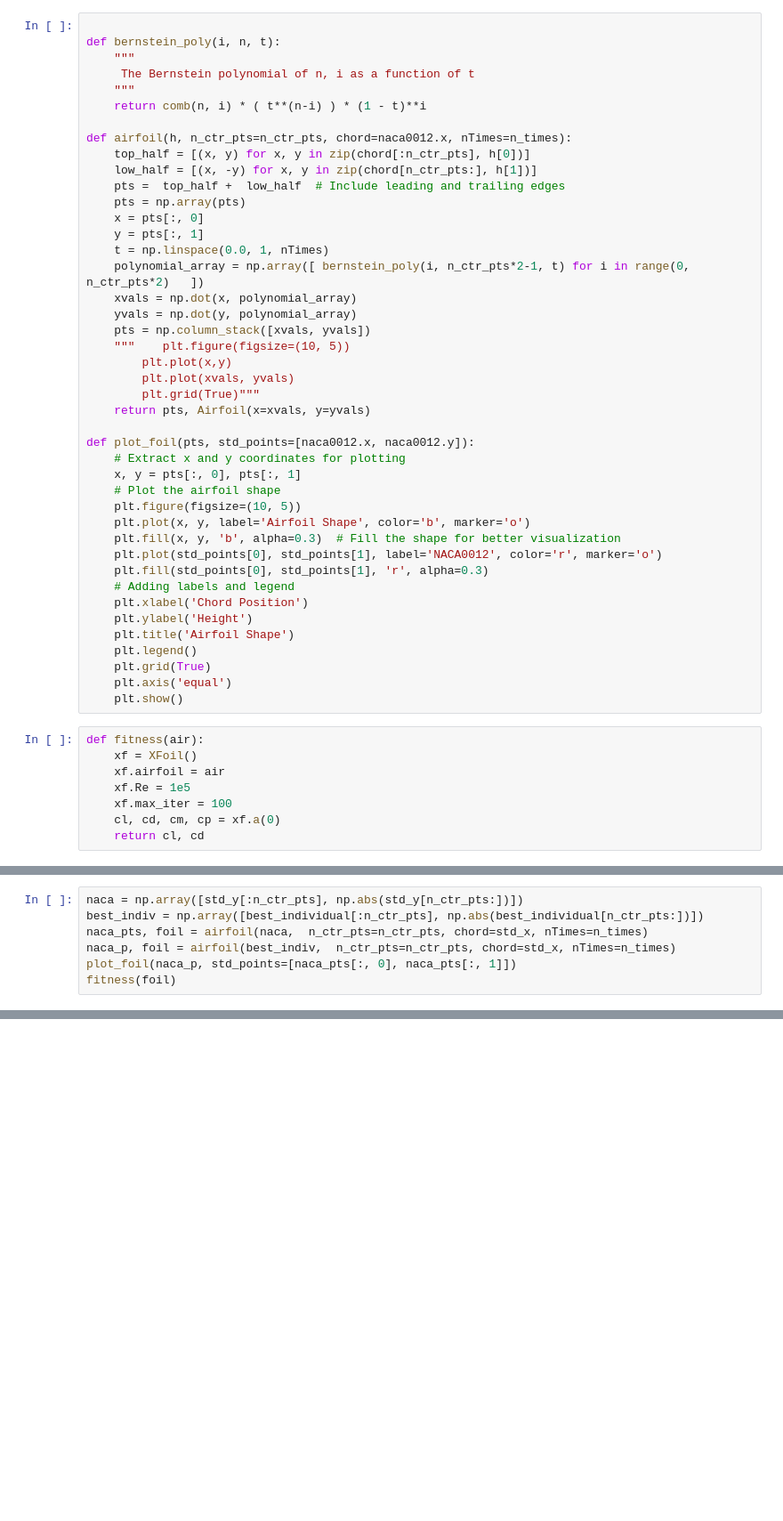
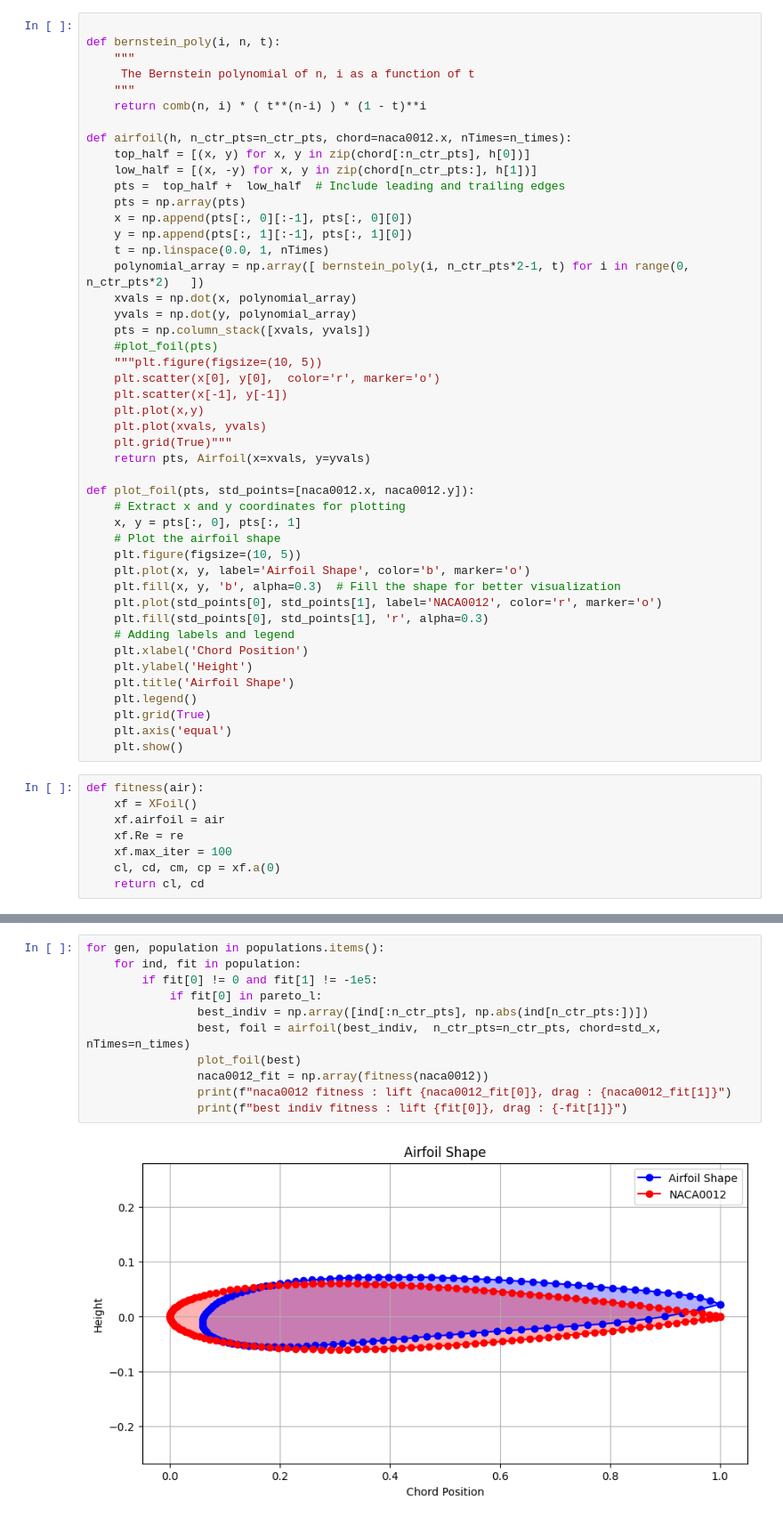
Before and after one commit to amine-ziad-ounnoughene/airfoil, a Jupyter notebook: foil.ipynb, the cells around one changed output, grey strips where cells are left out. Shown at 89% size. Drawn from its saved outputs; the diff is of its cells as text; blank space fills up the shorter version.

Commit message:
added pareto front stuff

```diff
--- a/foil.ipynb
+++ b/foil.ipynb
@@ -25,17 +38,20 @@ def airfoil(h, n_ctr_pts=n_ctr_pts, chord=naca0012.x, nTimes=n_times):
     low_half = [(x, -y) for x, y in zip(chord[n_ctr_pts:], h[1])]
     pts =  top_half +  low_half  # Include leading and trailing edges
     pts = np.array(pts)
-    x = pts[:, 0]
-    y = pts[:, 1]
+    x = np.append(pts[:, 0][:-1], pts[:, 0][0])
+    y = np.append(pts[:, 1][:-1], pts[:, 1][0])
     t = np.linspace(0.0, 1, nTimes)
     polynomial_array = np.array([ bernstein_poly(i, n_ctr_pts*2-1, t) for i in range(0, n_ctr_pts*2)   ])
     xvals = np.dot(x, polynomial_array)
     yvals = np.dot(y, polynomial_array)
     pts = np.column_stack([xvals, yvals])
-    """    plt.figure(figsize=(10, 5))
-        plt.plot(x,y)
-        plt.plot(xvals, yvals)
-        plt.grid(True)"""
+    #plot_foil(pts)
+    """plt.figure(figsize=(10, 5))
+    plt.scatter(x[0], y[0],  color='r', marker='o')
+    plt.scatter(x[-1], y[-1])
+    plt.plot(x,y)
+    plt.plot(xvals, yvals)
+    plt.grid(True)"""
     return pts, Airfoil(x=xvals, y=yvals)
 
 def plot_foil(pts, std_points=[naca0012.x, naca0012.y]):
@@ -59,7 +75,7 @@ def plot_foil(pts, std_points=[naca0012.x, naca0012.y]):
 def fitness(air):
     xf = XFoil()
     xf.airfoil = air
-    xf.Re = 1e5
+    xf.Re = re
     xf.max_iter = 100
     cl, cd, cm, cp = xf.a(0)
     return cl, cd
@@ -164,7 +237,0 @@ Best Cl: nan, Best Cd: nan
-# %%
-naca = np.array([std_y[:n_ctr_pts], np.abs(std_y[n_ctr_pts:])])
-best_indiv = np.array([best_individual[:n_ctr_pts], np.abs(best_individual[n_ctr_pts:])])
-naca_pts, foil = airfoil(naca,  n_ctr_pts=n_ctr_pts, chord=std_x, nTimes=n_times)
-naca_p, foil = airfoil(best_indiv,  n_ctr_pts=n_ctr_pts, chord=std_x, nTimes=n_times)
-plot_foil(naca_p, std_points=[naca_pts[:, 0], naca_pts[:, 1]])
-fitness(foil)
@@ -173,0 +316,13 @@ fitness(foil)
+# %%
+for gen, population in populations.items():
+    for ind, fit in population:
+        if fit[0] != 0 and fit[1] != -1e5:
+            if fit[0] in pareto_l:
+                best_indiv = np.array([ind[:n_ctr_pts], np.abs(ind[n_ctr_pts:])])
+                best, foil = airfoil(best_indiv,  n_ctr_pts=n_ctr_pts, chord=std_x, nTimes=n_times)
+                plot_foil(best)
+                naca0012_fit = np.array(fitness(naca0012))
+                print(f"naca0012 fitness : lift {naca0012_fit[0]}, drag : {naca0012_fit[1]}")
+                print(f"best indiv fitness : lift {fit[0]}, drag : {-fit[1]}")
+# %% [output]
+[figure, added]
```
Also changed, not shown: parts of 7 cells of this notebook, 1 other file.
